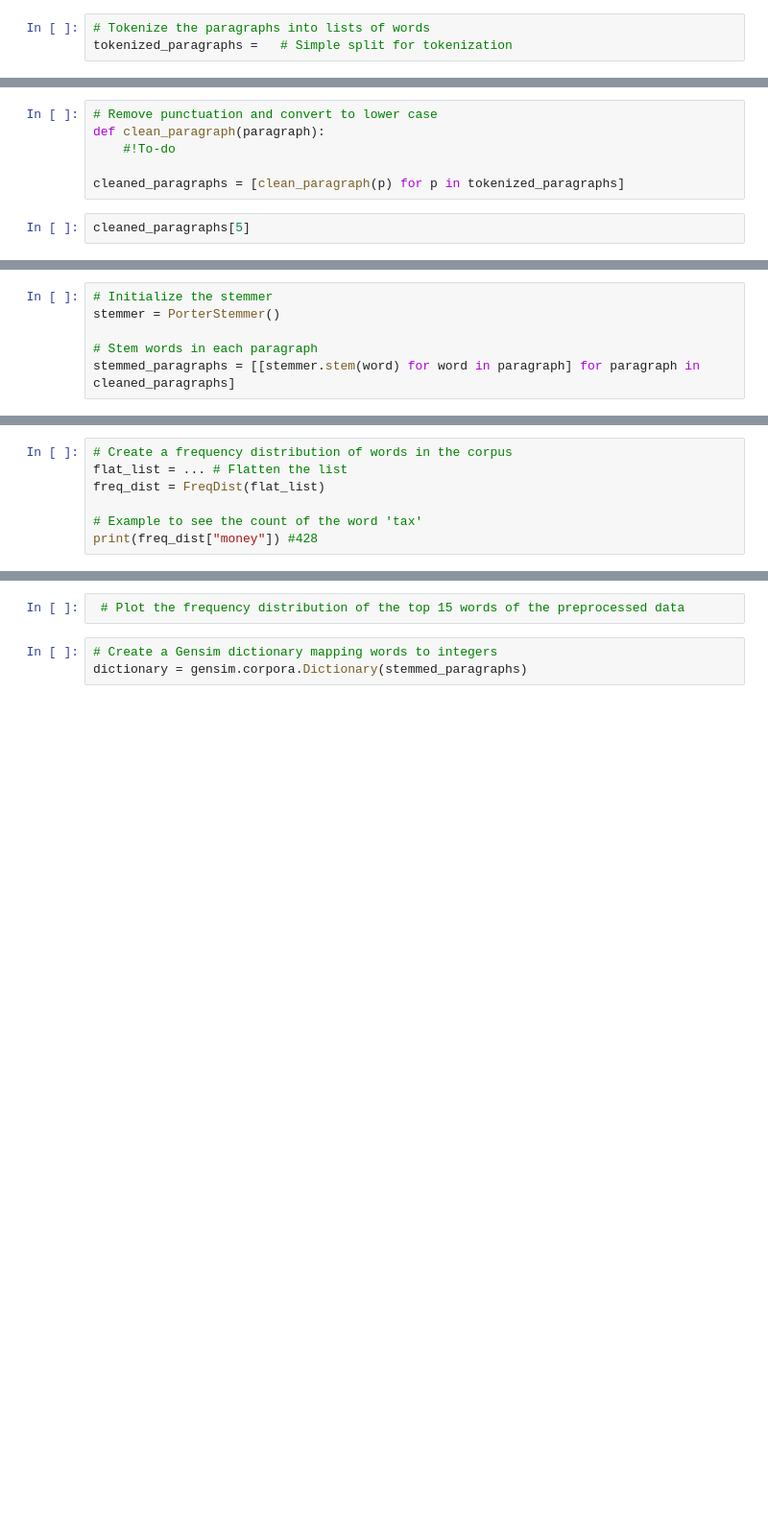
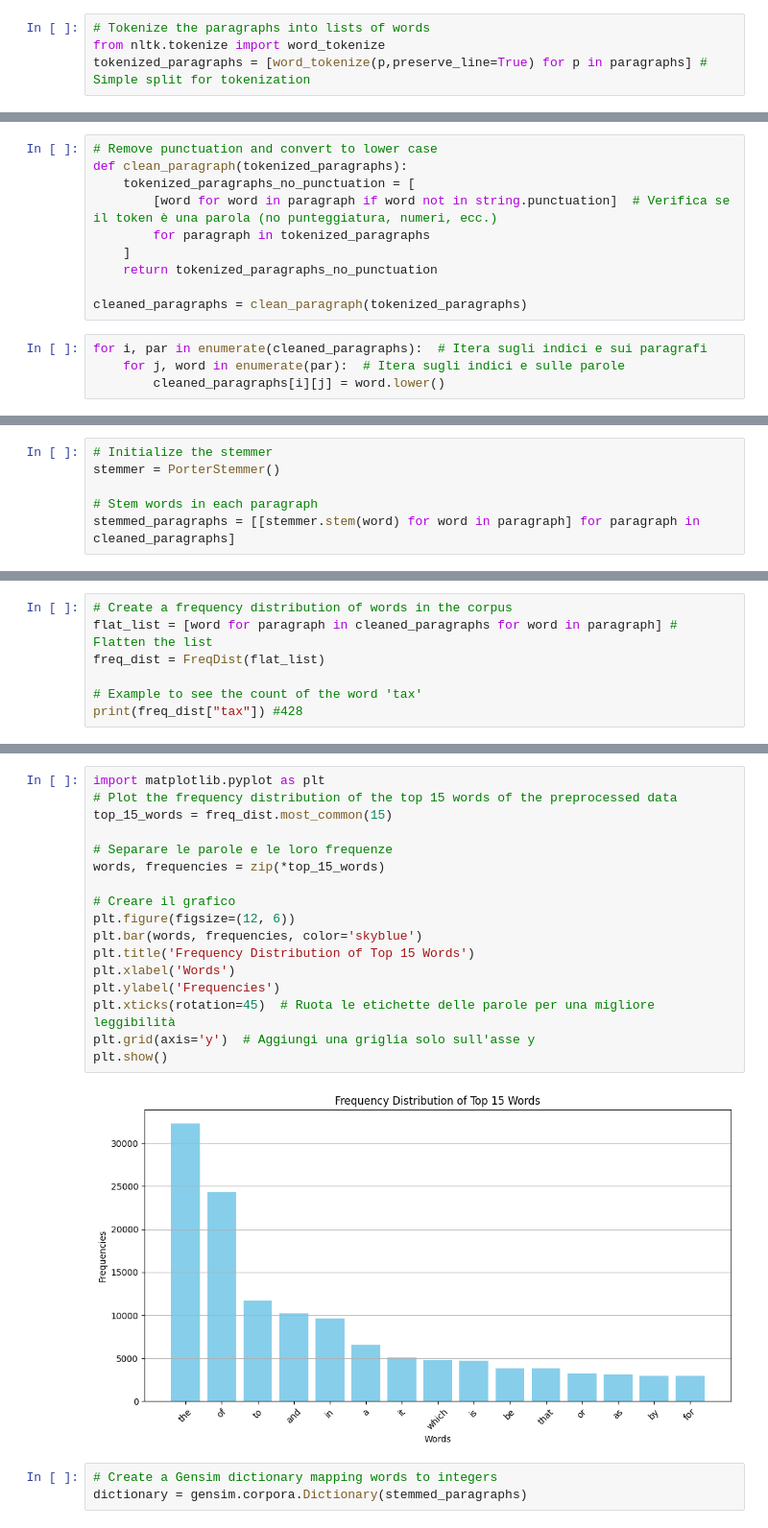
Before and after one commit to sime7200/IR, a Jupyter notebook: TDT4117 Assignment 3 - Google Pygram and Gensim Library.ipynb, the cells around one changed output, grey strips where cells are left out. Shown: that part at 96% size. Cells and saved outputs as stored; diff of their text form; blank space fills up the shorter version.

```diff
--- a/TDT4117 Assignment 3 - Google Pygram and Gensim Library.ipynb
+++ b/TDT4117 Assignment 3 - Google Pygram and Gensim Library.ipynb
@@ -352,4 +430,5 @@ len(paragraphs)
 # %%
 # Tokenize the paragraphs into lists of words
-tokenized_paragraphs =   # Simple split for tokenization
+from nltk.tokenize import word_tokenize
+tokenized_paragraphs = [word_tokenize(p,preserve_line=True) for p in paragraphs] # Simple split for tokenization
 # %%
@@ -378,8 +454,14 @@ tokenized_paragraphs[5]
 # %%
 # Remove punctuation and convert to lower case
-def clean_paragraph(paragraph):
-    #!To-do
+def clean_paragraph(tokenized_paragraphs):
+    tokenized_paragraphs_no_punctuation = [
+        [word for word in paragraph if word not in string.punctuation]  # Verifica se il token è una parola (no punteggiatura, numeri, ecc.)
+        for paragraph in tokenized_paragraphs
+    ]
+    return tokenized_paragraphs_no_punctuation
 
-cleaned_paragraphs = [clean_paragraph(p) for p in tokenized_paragraphs]
+cleaned_paragraphs = clean_paragraph(tokenized_paragraphs)
 # %%
-cleaned_paragraphs[5]
+for i, par in enumerate(cleaned_paragraphs):  # Itera sugli indici e sui paragrafi
+    for j, word in enumerate(par):  # Itera sugli indici e sulle parole
+        cleaned_paragraphs[i][j] = word.lower()
@@ -436,8 +514,8 @@ stemmed_paragraphs[5]
 # %%
 # Create a frequency distribution of words in the corpus
-flat_list = ... # Flatten the list
+flat_list = [word for paragraph in cleaned_paragraphs for word in paragraph] # Flatten the list
 freq_dist = FreqDist(flat_list)
 
 # Example to see the count of the word 'tax'
-print(freq_dist["money"]) #428
+print(freq_dist["tax"]) #428
 # %% [output]
@@ -445,5 +523,22 @@ print(freq_dist["money"]) #428
 # %%
- # Plot the frequency distribution of the top 15 words of the preprocessed data
+import matplotlib.pyplot as plt
+# Plot the frequency distribution of the top 15 words of the preprocessed data
+top_15_words = freq_dist.most_common(15)
+
+# Separare le parole e le loro frequenze
+words, frequencies = zip(*top_15_words)
+
+# Creare il grafico
+plt.figure(figsize=(12, 6))
+plt.bar(words, frequencies, color='skyblue')
+plt.title('Frequency Distribution of Top 15 Words')
+plt.xlabel('Words')
+plt.ylabel('Frequencies')
+plt.xticks(rotation=45)  # Ruota le etichette delle parole per una migliore leggibilità
+plt.grid(axis='y')  # Aggiungi una griglia solo sull'asse y
+plt.show()
+# %% [output]
+[figure, added]
 # %%
 # Create a Gensim dictionary mapping words to integers
 dictionary = gensim.corpora.Dictionary(stemmed_paragraphs)
```
Also changed, not shown: parts of 19 cells of this notebook.
